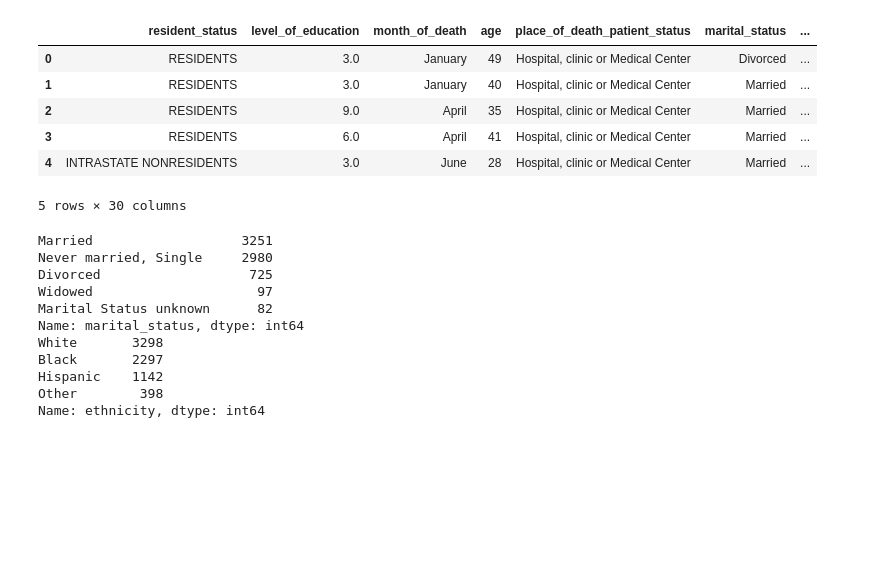
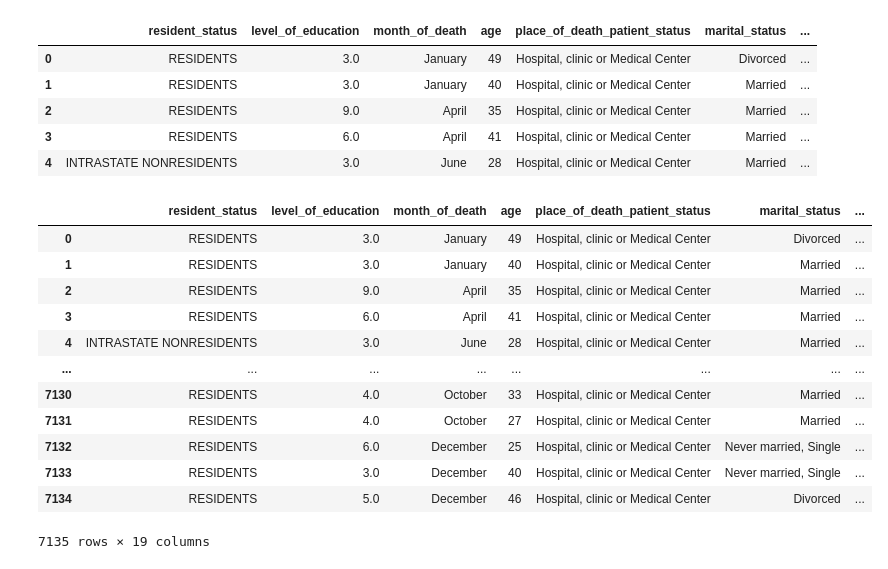
Before and after one commit to andrezafeu/maternal_mortality, a Jupyter notebook: Multinomial Logistic Regression.ipynb, the cells around one changed output. Cells and saved outputs as stored; diff of their text form; code cells hidden in the pictures; blank space fills up the shorter version.

```diff
--- a/Multinomial Logistic Regression.ipynb
+++ b/Multinomial Logistic Regression.ipynb
@@ -13,6 +13,8 @@ from sklearn.metrics import confusion_matrix
 
 import statsmodels.api as sm
 import matplotlib.pyplot as plt
+# %%
+pd.set_option("max_columns", 80)
 # %%
 # Read cleaned dataset
 df = pd.read_csv('data/interim_data/cdc_data_cleaned_with_ethnicities.csv')
@@ -24,4 +26,3 @@ df.head()
 | 2 | RESIDENTS | 9.0 | April | 35 | Hospital, clinic or Medical Center | Married | ... |
 | 3 | RESIDENTS | 6.0 | April | 41 | Hospital, clinic or Medical Center | Married | ... |
 | 4 | INTRASTATE NONRESIDENTS | 3.0 | June | 28 | Hospital, clinic or Medical Center | Married | ... |
-5 rows × 30 columns
@@ -31,30 +29,22 @@ ethnicity=df['ethnicity'].value_counts()
-# %%
-print(marital_status)
-print(ethnicity)
-# %% [output]
-Married                   3251
-Never married, Single     2980
-Divorced                   725
-Widowed                     97
-Marital Status unknown      82
-Name: marital_status, dtype: int64
-White       3298
-Black       2297
-Hispanic    1142
-Other        398
-Name: ethnicity, dtype: int64
-# %%
-#Recode marital_status to integer: LinearRegression does not take string
-def classification(marital_status):
-    if marital_status == 'Married':
-        return 1
-    elif marital_status == 'Never married, Single':
-        return 2
-    elif marital_status == 'Divorced':
-        return 3
-    elif marital_status == 'Widowed':
-        return 4
-    elif marital_status == 'Marital Status unknown':
-        return 5
-
-df['marital_status_class']=df['marital_status'].apply(classification)
+# %%
+# drop columns
+df = df.drop([
+    '39_cause_recode', 'entity_condition_2', 'entity_condition_3', 'record_condition_2', 'record_condition_3',
+    'race', 'race_recode_3', 'race_recode_5', 'hispanic_origin', 'hispanic_originrace_recode',
+    '130_causes_of_infant_death'], axis = 1)
+# %%
+df
+# %% [output]
+|  | resident_status | level_of_education | month_of_death | age | place_of_death_patient_status | marital_status | ... |
+| 0 | RESIDENTS | 3.0 | January | 49 | Hospital, clinic or Medical Center | Divorced | ... |
+| 1 | RESIDENTS | 3.0 | January | 40 | Hospital, clinic or Medical Center | Married | ... |
+| 2 | RESIDENTS | 9.0 | April | 35 | Hospital, clinic or Medical Center | Married | ... |
+| 3 | RESIDENTS | 6.0 | April | 41 | Hospital, clinic or Medical Center | Married | ... |
+| 4 | INTRASTATE NONRESIDENTS | 3.0 | June | 28 | Hospital, clinic or Medical Center | Married | ... |
+| ... | ... | ... | ... | ... | ... | ... | ... |
+| 7130 | RESIDENTS | 4.0 | October | 33 | Hospital, clinic or Medical Center | Married | ... |
+| 7131 | RESIDENTS | 4.0 | October | 27 | Hospital, clinic or Medical Center | Married | ... |
+| 7132 | RESIDENTS | 6.0 | December | 25 | Hospital, clinic or Medical Center | Never married, Single | ... |
+| 7133 | RESIDENTS | 3.0 | December | 40 | Hospital, clinic or Medical Center | Never married, Single | ... |
+| 7134 | RESIDENTS | 5.0 | December | 46 | Hospital, clinic or Medical Center | Divorced | ... |
+7135 rows × 19 columns
```
Also changed, not shown: parts of 10 cells of this notebook.
